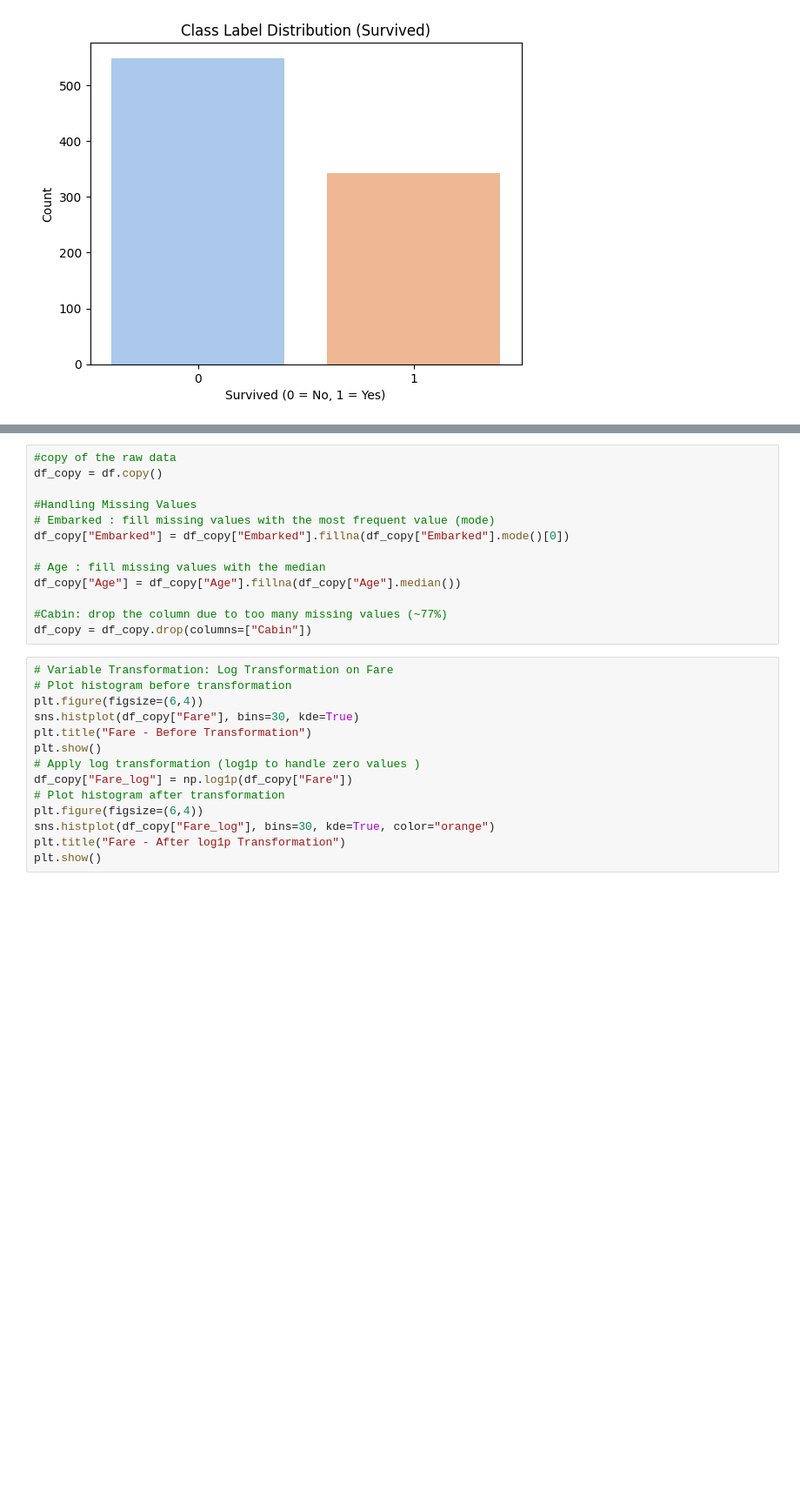
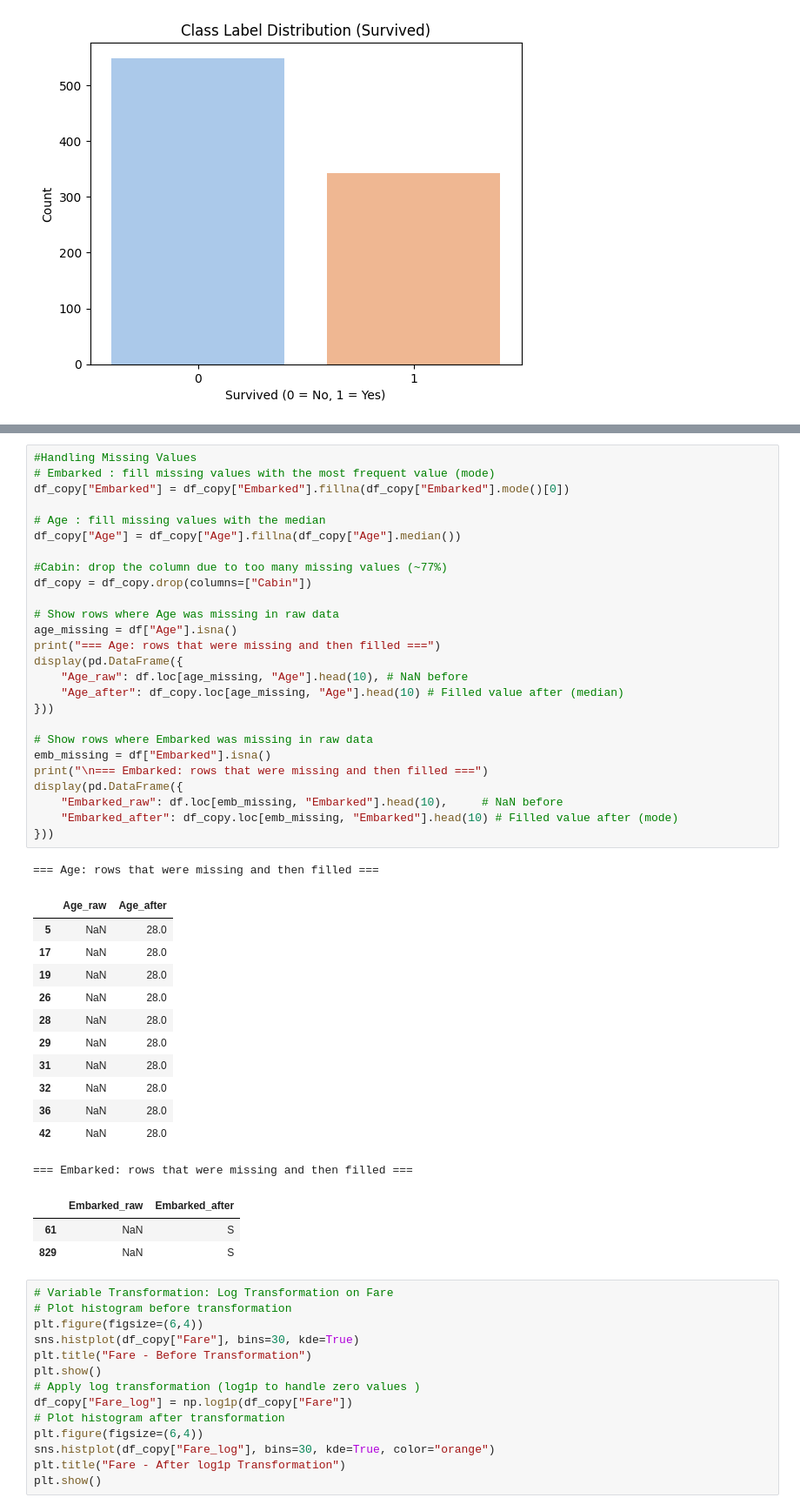
Before and after one commit to Leenasmk3/IT326-DataMining-Project, a Jupyter notebook: Phase2.ipynb, the cells around one changed output, grey strips where cells are left out. Shown at 87% size. Drawn from its saved outputs; the diff is of its cells as text; blank space fills up the shorter version.

```diff
--- a/Phase2.ipynb
+++ b/Phase2.ipynb
@@ -294,16 +268,46 @@ he dataset has missing values in the column 'Age' , 'Cabin' and ' Enbarked'
 # %%
-#copy of the raw data
-df_copy = df.copy()
-
 #Handling Missing Values
 # Embarked : fill missing values with the most frequent value (mode)
 df_copy["Embarked"] = df_copy["Embarked"].fillna(df_copy["Embarked"].mode()[0])
 
 # Age : fill missing values with the median
 df_copy["Age"] = df_copy["Age"].fillna(df_copy["Age"].median())
 
 #Cabin: drop the column due to too many missing values (~77%)
 df_copy = df_copy.drop(columns=["Cabin"])
+
+# Show rows where Age was missing in raw data
+age_missing = df["Age"].isna()
+print("=== Age: rows that were missing and then filled ===")
+display(pd.DataFrame({
+    "Age_raw": df.loc[age_missing, "Age"].head(10), # NaN before
+    "Age_after": df_copy.loc[age_missing, "Age"].head(10) # Filled value after (median)
+}))
+
+# Show rows where Embarked was missing in raw data
+emb_missing = df["Embarked"].isna()
+print("\n=== Embarked: rows that were missing and then filled ===")
+display(pd.DataFrame({
+    "Embarked_raw": df.loc[emb_missing, "Embarked"].head(10),     # NaN before
+    "Embarked_after": df_copy.loc[emb_missing, "Embarked"].head(10) # Filled value after (mode)
+}))
+# %% [output]
+=== Age: rows that were missing and then filled ===
+|  | Age_raw | Age_after |
+| 5 | NaN | 28.0 |
+| 17 | NaN | 28.0 |
+| 19 | NaN | 28.0 |
+| 26 | NaN | 28.0 |
+| 28 | NaN | 28.0 |
+| 29 | NaN | 28.0 |
+| 31 | NaN | 28.0 |
+| 32 | NaN | 28.0 |
+| 36 | NaN | 28.0 |
+| 42 | NaN | 28.0 |
+=== Embarked: rows that were missing and then filled ===
+|  | Embarked_raw | Embarked_after |
+| 61 | NaN | S |
+| 829 | NaN | S |
 # %%
 # Variable Transformation: Log Transformation on Fare
 # Plot histogram before transformation
```
Also changed, not shown: parts of 19 cells of this notebook.
